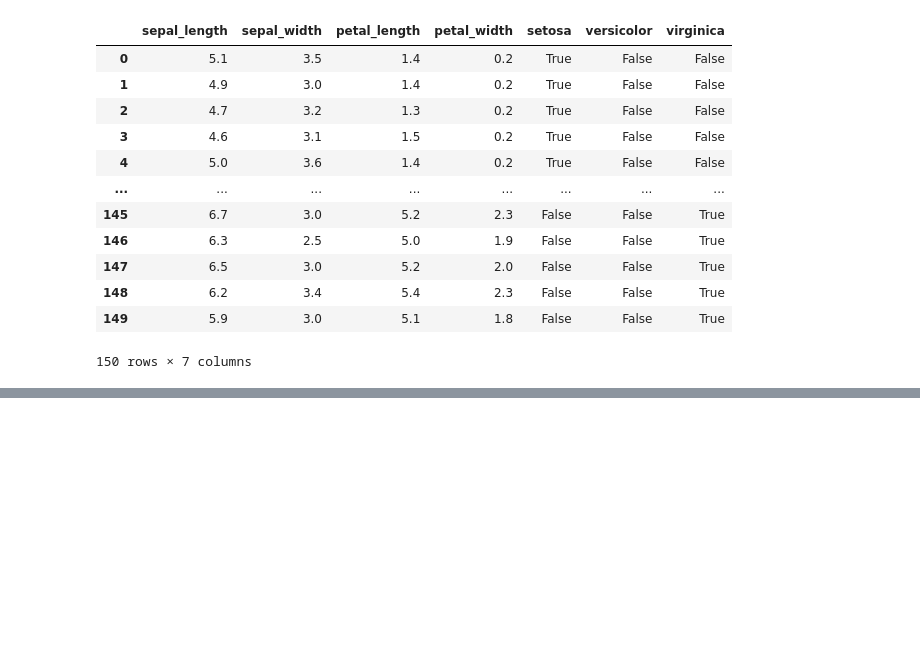
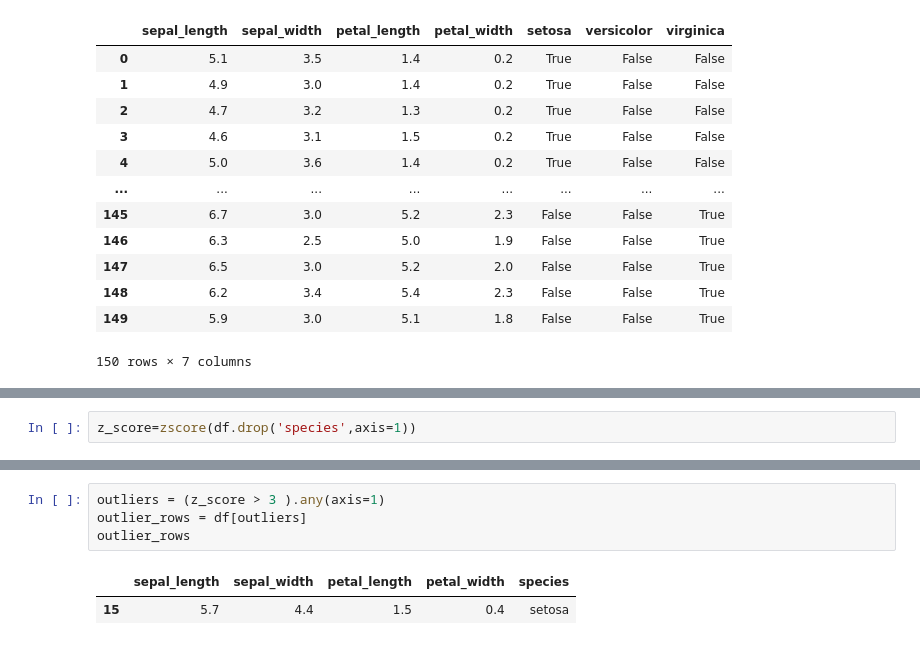
Before and after one commit to Rudrateja012/Excelr-classes, a Jupyter notebook: day15.ipynb, the cells around one changed output, grey strips where cells are left out. Cells and saved outputs as stored; diff of their text form; blank space fills up the shorter version.

```diff
--- a/day15.ipynb
+++ b/day15.ipynb
@@ -168,0 +201,2 @@ df['species']=lb.fit_transforce(df['species'])
+# %%
+z_score=zscore(df.drop('species',axis=1))
@@ -168,0 +218,7 @@ df['species']=lb.fit_transforce(df['species'])
+# %%
+outliers = (z_score > 3 ).any(axis=1)
+outlier_rows = df[outliers]
+outlier_rows
+# %% [output]
+|  | sepal_length | sepal_width | petal_length | petal_width | species |
+| 15 | 5.7 | 4.4 | 1.5 | 0.4 | setosa |
```
Also changed, not shown: parts of 14 cells of this notebook.
